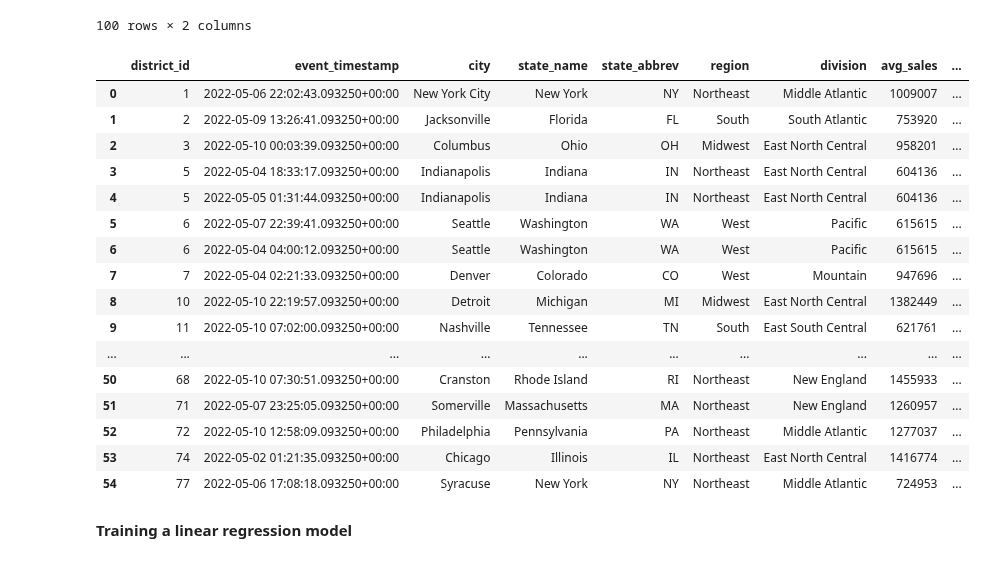
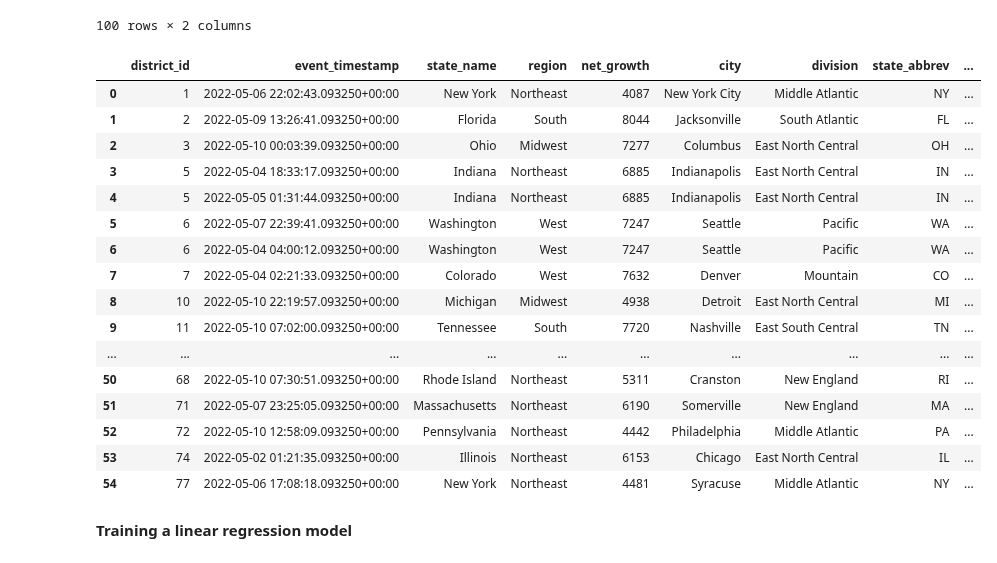
Before and after one commit to CoDS-GCS/KGFarm, a Jupyter notebook: KGFarm_notebook.ipynb, the cells around one changed output. Cells and saved outputs as stored; diff of their text form; code cells hidden in the pictures.

```diff
--- a/KGFarm_notebook.ipynb
+++ b/KGFarm_notebook.ipynb
@@ -148,7 +147,7 @@ Created sqlite table feature_repo_feature_view_2
 # %% [markdown]
 3. **Automating feature retrival for [<code>get_historical_features</code>](https://docs.feast.dev/v/v0.6-branch/user-guide/feature-retrieval)**
 # %%
-entity_df = pd.read_parquet(enrichment_info.iloc[1].Path_to_table)
+entity_df = pd.read_parquet(enrichment_info.iloc[3].Path_to_table)
 entity_df
 # %% [output]
 |  | district_id | event_timestamp |
@@ -166,28 +165,28 @@ entity_df
 100 rows × 2 columns
 # %%
 training_data = store.get_historical_features(
-    features = kgfarm.get_features(enrichment_info.iloc[1]),
+    features = kgfarm.get_features(enrichment_info.iloc[3]),
     entity_df = entity_df
 ).to_df()
 training_data.sort_values('district_id').reset_index(drop=True)
 # %% [output]
-|  | district_id | event_timestamp | city | state_name | state_abbrev | region | division | avg_sales | ... |
-| 0 | 1 | 2022-05-06 22:02:43.093250+00:00 | New York City | New York | NY | Northeast | Middle Atlantic | 1009007 | ... |
-| 1 | 2 | 2022-05-09 13:26:41.093250+00:00 | Jacksonville | Florida | FL | South | South Atlantic | 753920 | ... |
-| 2 | 3 | 2022-05-10 00:03:39.093250+00:00 | Columbus | Ohio | OH | Midwest | East North Central | 958201 | ... |
-| 3 | 5 | 2022-05-04 18:33:17.093250+00:00 | Indianapolis | Indiana | IN | Northeast | East North Central | 604136 | ... |
-| 4 | 5 | 2022-05-05 01:31:44.093250+00:00 | Indianapolis | Indiana | IN | Northeast | East North Central | 604136 | ... |
-| 5 | 6 | 2022-05-07 22:39:41.093250+00:00 | Seattle | Washington | WA | West | Pacific | 615615 | ... |
-| 6 | 6 | 2022-05-04 04:00:12.093250+00:00 | Seattle | Washington | WA | West | Pacific | 615615 | ... |
-| 7 | 7 | 2022-05-04 02:21:33.093250+00:00 | Denver | Colorado | CO | West | Mountain | 947696 | ... |
-| 8 | 10 | 2022-05-10 22:19:57.093250+00:00 | Detroit | Michigan | MI | Midwest | East North Central | 1382449 | ... |
-| 9 | 11 | 2022-05-10 07:02:00.093250+00:00 | Nashville | Tennessee | TN | South | East South Central | 621761 | ... |
+|  | district_id | event_timestamp | state_name | region | net_growth | city | division | state_abbrev | ... |
+| 0 | 1 | 2022-05-06 22:02:43.093250+00:00 | New York | Northeast | 4087 | New York City | Middle Atlantic | NY | ... |
+| 1 | 2 | 2022-05-09 13:26:41.093250+00:00 | Florida | South | 8044 | Jacksonville | South Atlantic | FL | ... |
+| 2 | 3 | 2022-05-10 00:03:39.093250+00:00 | Ohio | Midwest | 7277 | Columbus | East North Central | OH | ... |
+| 3 | 5 | 2022-05-04 18:33:17.093250+00:00 | Indiana | Northeast | 6885 | Indianapolis | East North Central | IN | ... |
+| 4 | 5 | 2022-05-05 01:31:44.093250+00:00 | Indiana | Northeast | 6885 | Indianapolis | East North Central | IN | ... |
+| 5 | 6 | 2022-05-07 22:39:41.093250+00:00 | Washington | West | 7247 | Seattle | Pacific | WA | ... |
+| 6 | 6 | 2022-05-04 04:00:12.093250+00:00 | Washington | West | 7247 | Seattle | Pacific | WA | ... |
+| 7 | 7 | 2022-05-04 02:21:33.093250+00:00 | Colorado | West | 7632 | Denver | Mountain | CO | ... |
+| 8 | 10 | 2022-05-10 22:19:57.093250+00:00 | Michigan | Midwest | 4938 | Detroit | East North Central | MI | ... |
+| 9 | 11 | 2022-05-10 07:02:00.093250+00:00 | Tennessee | South | 7720 | Nashville | East South Central | TN | ... |
 | ... | ... | ... | ... | ... | ... | ... | ... | ... | ... |
-| 50 | 68 | 2022-05-10 07:30:51.093250+00:00 | Cranston | Rhode Island | RI | Northeast | New England | 1455933 | ... |
-| 51 | 71 | 2022-05-07 23:25:05.093250+00:00 | Somerville | Massachusetts | MA | Northeast | New England | 1260957 | ... |
-| 52 | 72 | 2022-05-10 12:58:09.093250+00:00 | Philadelphia | Pennsylvania | PA | Northeast | Middle Atlantic | 1277037 | ... |
-| 53 | 74 | 2022-05-02 01:21:35.093250+00:00 | Chicago | Illinois | IL | Northeast | East North Central | 1416774 | ... |
-| 54 | 77 | 2022-05-06 17:08:18.093250+00:00 | Syracuse | New York | NY | Northeast | Middle Atlantic | 724953 | ... |
+| 50 | 68 | 2022-05-10 07:30:51.093250+00:00 | Rhode Island | Northeast | 5311 | Cranston | New England | RI | ... |
+| 51 | 71 | 2022-05-07 23:25:05.093250+00:00 | Massachusetts | Northeast | 6190 | Somerville | New England | MA | ... |
+| 52 | 72 | 2022-05-10 12:58:09.093250+00:00 | Pennsylvania | Northeast | 4442 | Philadelphia | Middle Atlantic | PA | ... |
+| 53 | 74 | 2022-05-02 01:21:35.093250+00:00 | Illinois | Northeast | 6153 | Chicago | East North Central | IL | ... |
+| 54 | 77 | 2022-05-06 17:08:18.093250+00:00 | New York | Northeast | 4481 | Syracuse | Middle Atlantic | NY | ... |
 # %% [markdown]
 **Training a linear regression model**
 # %%
```
Also changed, not shown: parts of 14 cells of this notebook, 3 other files.
